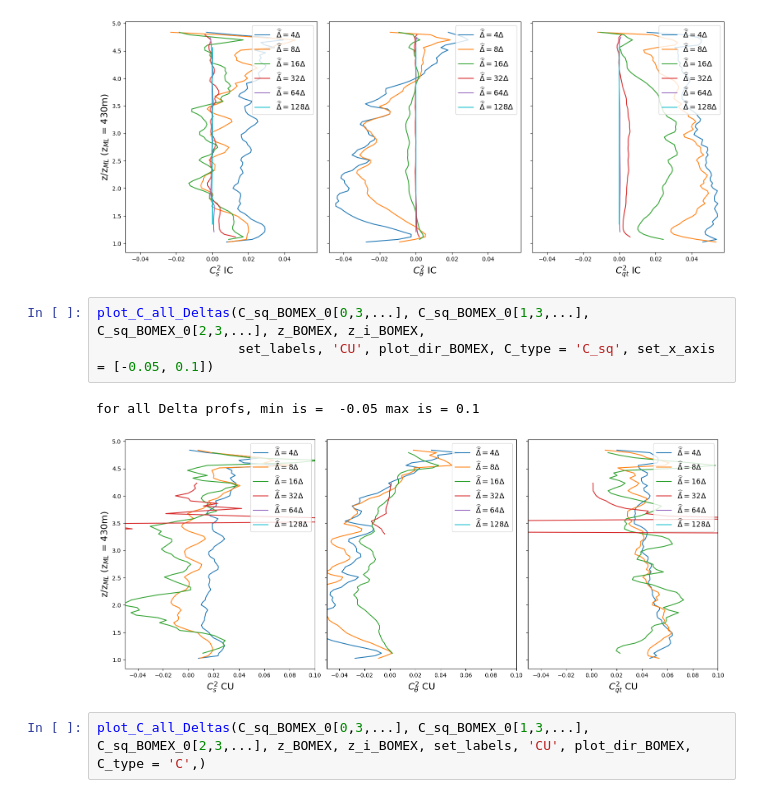
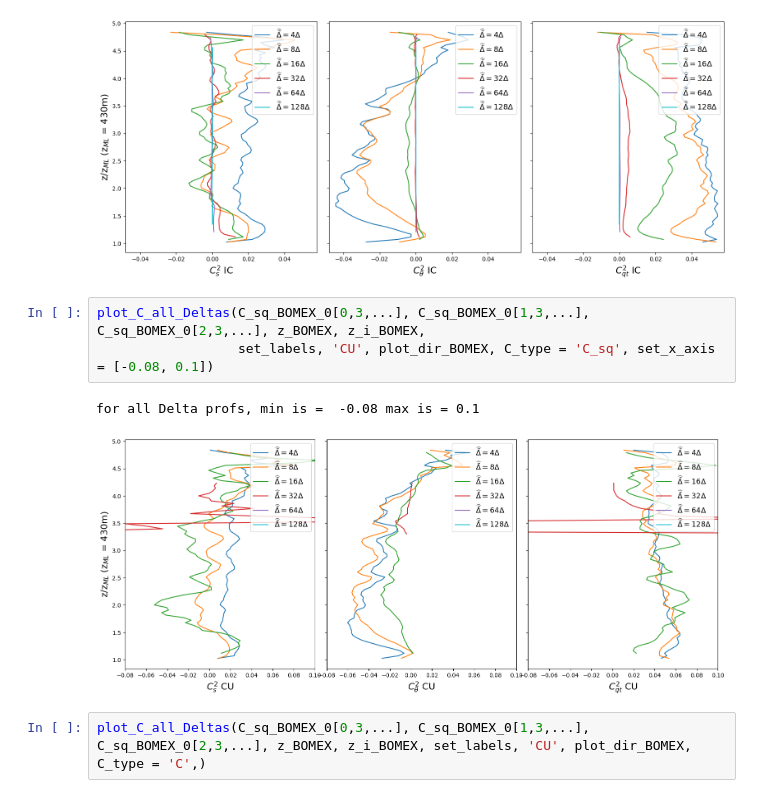
Before and after one commit to a-power/LES_analysis, a Jupyter notebook: updated_C_profs.ipynb, the cells around one changed output. Cells and saved outputs as stored; diff of their text form.

Commit message:
plots

```diff
--- a/updated_C_profs.ipynb
+++ b/updated_C_profs.ipynb
@@ -154,10 +154,10 @@ for all Delta profs, min is =  -0.04811543252687287 max is = 0.05796444681406858
 [figure]
 # %%
 plot_C_all_Deltas(C_sq_BOMEX_0[0,3,...], C_sq_BOMEX_0[1,3,...], C_sq_BOMEX_0[2,3,...], z_BOMEX, z_i_BOMEX,
-                  set_labels, 'CU', plot_dir_BOMEX, C_type = 'C_sq', set_x_axis = [-0.05, 0.1])
+                  set_labels, 'CU', plot_dir_BOMEX, C_type = 'C_sq', set_x_axis = [-0.08, 0.1])
 # %% [output]
-for all Delta profs, min is =  -0.05 max is = 0.1
+for all Delta profs, min is =  -0.08 max is = 0.1
-[figure, old version]
+[figure, new version]
 # %%
 plot_C_all_Deltas(C_sq_BOMEX_0[0,3,...], C_sq_BOMEX_0[1,3,...], C_sq_BOMEX_0[2,3,...], z_BOMEX, z_i_BOMEX, set_labels, 'CU', plot_dir_BOMEX, C_type = 'C',)
 # %% [output]
```
Also changed, not shown: parts of 2 cells of this notebook.
